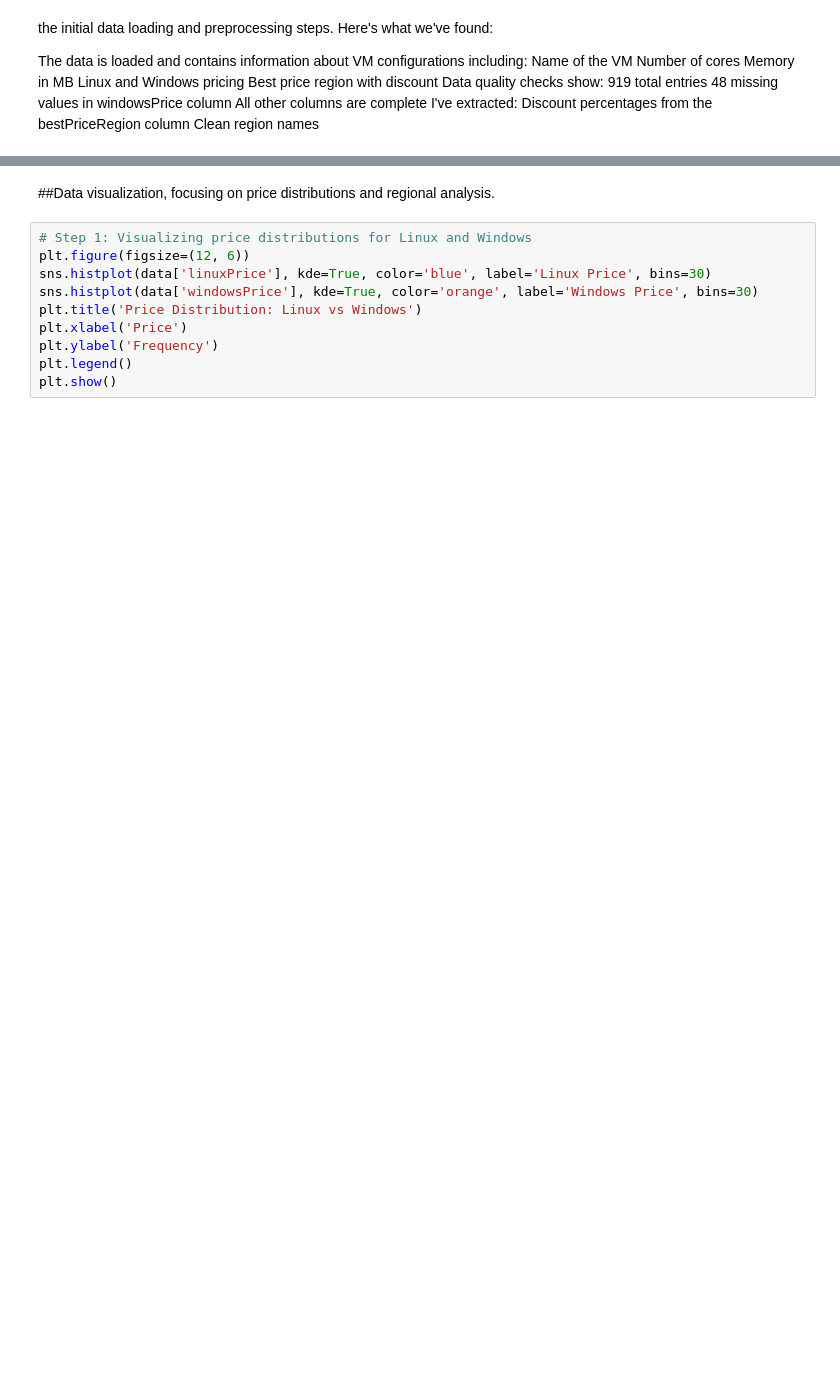
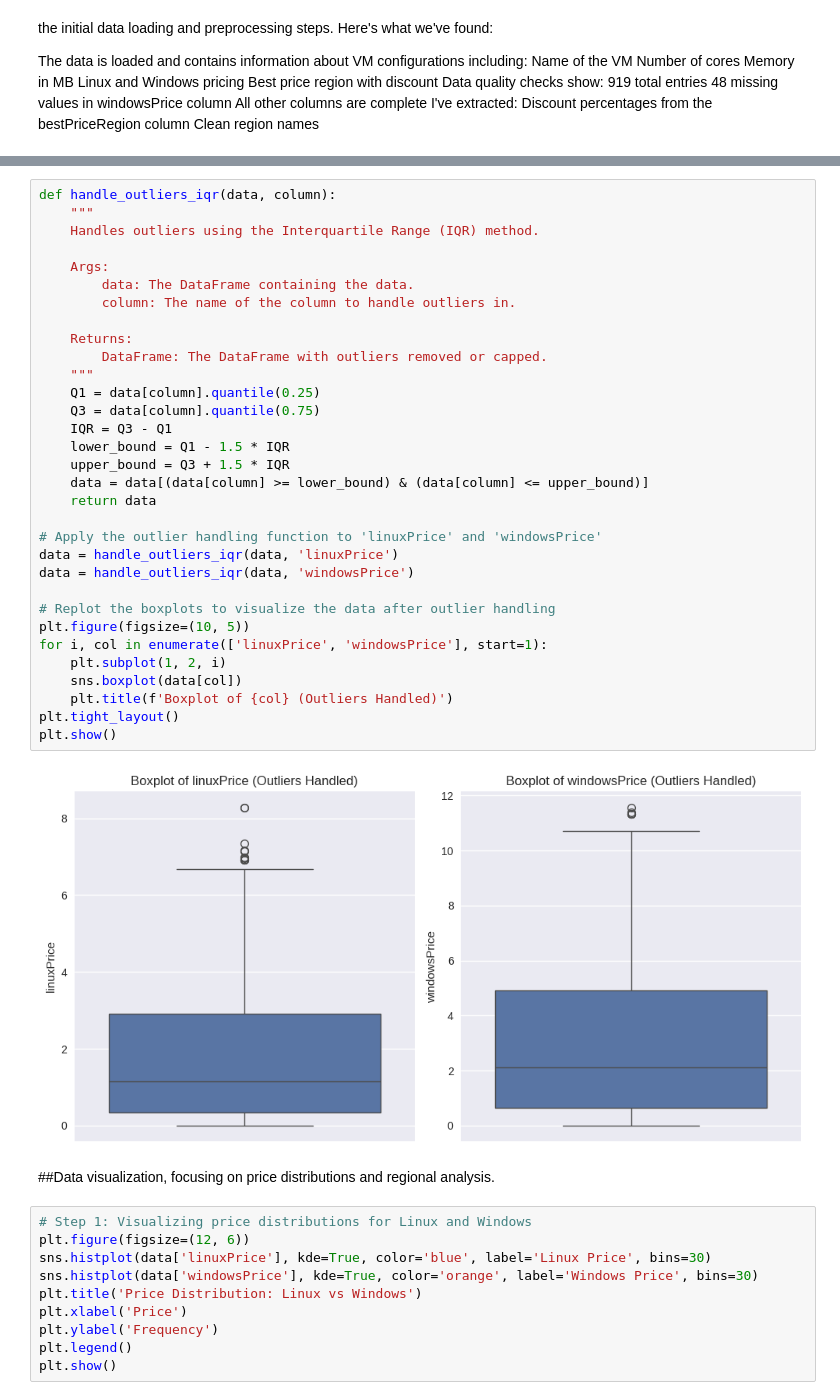
Before and after one commit to kiamaikocoders/virtual-machine-pricing, a Jupyter notebook: VM.ipynb, the cells around one changed output, grey strips where cells are left out. Cells and saved outputs as stored; diff of their text form; blank space fills up the shorter version.

```diff
--- a/VM.ipynb
+++ b/VM.ipynb
@@ -63,3 +168,37 @@ Clean region names
+# %%
+def handle_outliers_iqr(data, column):
+    """
+    Handles outliers using the Interquartile Range (IQR) method.
+
+    Args:
+        data: The DataFrame containing the data.
+        column: The name of the column to handle outliers in.
+
+    Returns:
+        DataFrame: The DataFrame with outliers removed or capped.
+    """
+    Q1 = data[column].quantile(0.25)
+    Q3 = data[column].quantile(0.75)
+    IQR = Q3 - Q1
+    lower_bound = Q1 - 1.5 * IQR
+    upper_bound = Q3 + 1.5 * IQR
+    data = data[(data[column] >= lower_bound) & (data[column] <= upper_bound)]
+    return data
+
+# Apply the outlier handling function to 'linuxPrice' and 'windowsPrice'
+data = handle_outliers_iqr(data, 'linuxPrice')
+data = handle_outliers_iqr(data, 'windowsPrice')
+
+# Replot the boxplots to visualize the data after outlier handling
+plt.figure(figsize=(10, 5))
+for i, col in enumerate(['linuxPrice', 'windowsPrice'], start=1):
+    plt.subplot(1, 2, i)
+    sns.boxplot(data[col])
+    plt.title(f'Boxplot of {col} (Outliers Handled)')
+plt.tight_layout()
+plt.show()
+# %% [output]
+[figure, added]
 # %% [markdown]
 ##Data visualization, focusing on price distributions and regional analysis.
 # %%
```
Also changed, not shown: parts of 21 cells of this notebook.
